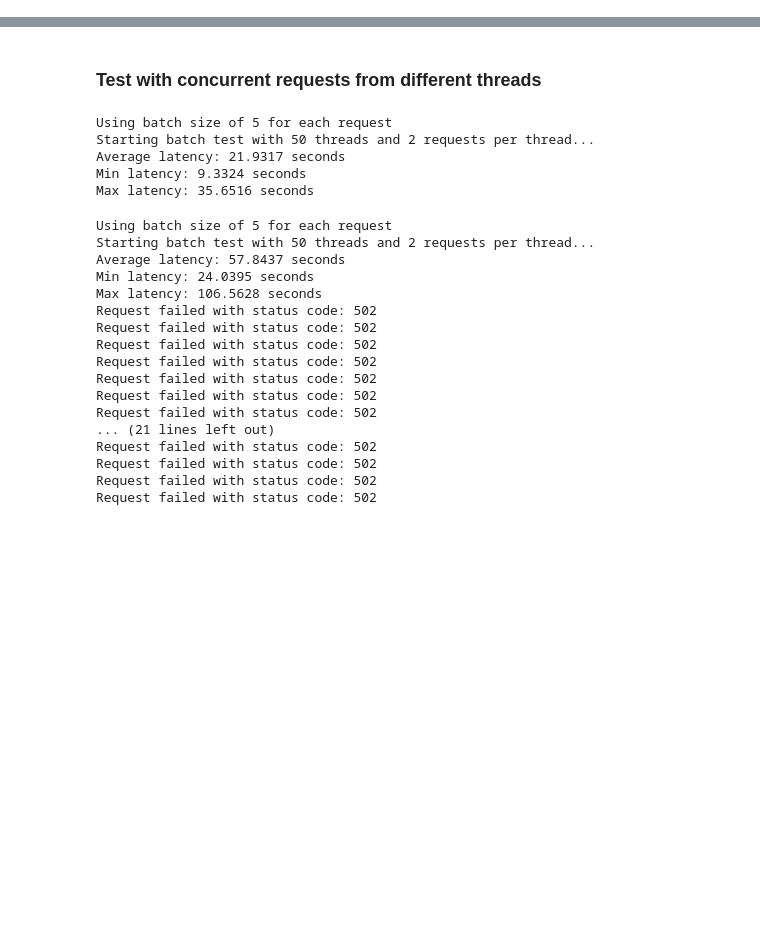
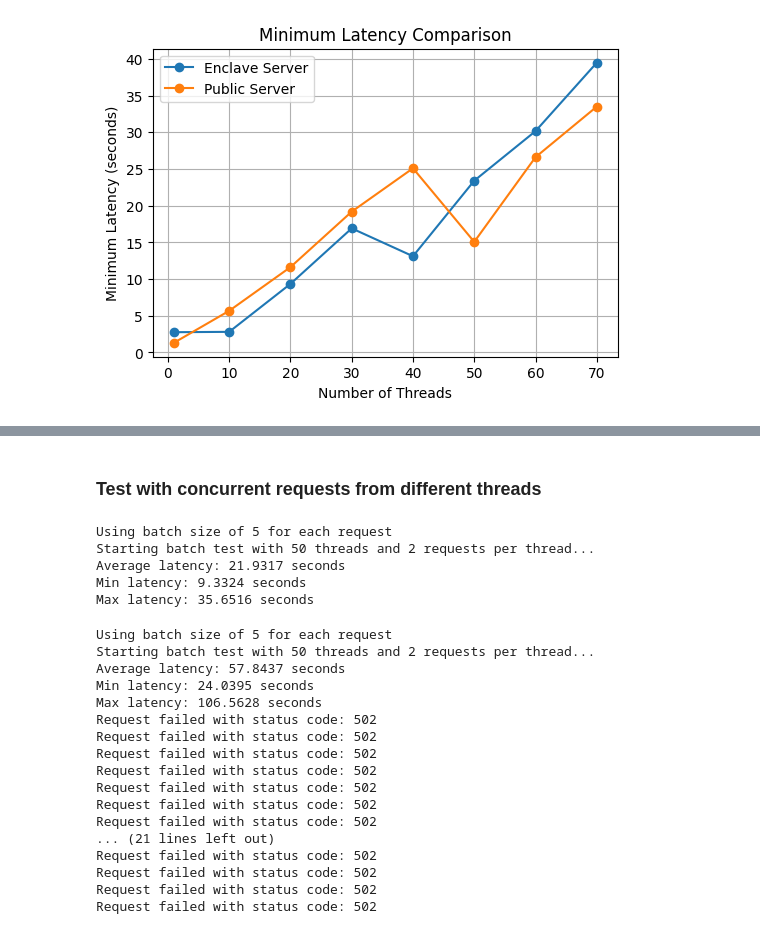
Before and after one commit to hpiercehoffman/secure-serving, a Jupyter notebook: image_classification/load_testing.ipynb, the cells around one changed output, grey strips where cells are left out. Cells and saved outputs as stored; diff of their text form; code cells hidden in the pictures; blank space fills up the shorter version.

Commit message:
load testing results over internet and nginx conf

```diff
--- a/image_classification/load_testing.ipynb
+++ b/image_classification/load_testing.ipynb
@@ -224,0 +73,11 @@ Max latency: 20.9972 seconds
+# %%
+url = "http://18.223.112.165/predict/"
+sample_image = "sample_images/sample_cat.jpeg"
+batch_size = 1
+thread_counts = [80, 90, 100, 150, 200]
+#thread_counts = [1, 10, 20, 30, 40, 50, 60, 70, 80, 90, 100]
+#thread_counts = [1, 10]
+requests_per_thread = 1
+
+enclave_result_df = test_vary_thread_count(url, sample_image, batch_size, thread_counts, requests_per_thread)
+enclave_result_df
@@ -224,0 +99,11 @@ Max latency: 20.9972 seconds
+# %%
+url = "http://18.223.112.165/predict/"
+sample_image = "sample_images/sample_cat.jpeg"
+batch_size = 1
+thread_counts = [500, 1000, 2000]
+#thread_counts = [1, 10, 20, 30, 40, 50, 60, 70, 80, 90, 100]
+#thread_counts = [1, 10]
+requests_per_thread = 1
+
+public_result_df = test_vary_thread_count(url, sample_image, batch_size, thread_counts, requests_per_thread)
+public_result_df
@@ -224,0 +112,21 @@ Max latency: 20.9972 seconds
+# %%
+def plot_min_latencies(df1, df2, labels):
+
+    min_latencies1 = df1['Min Latency']
+    min_latencies2 = df2['Min Latency']
+    threads = df1['Threads']
+
+    plt.figure(figsize=(6, 4))
+    plt.plot(threads, min_latencies1, marker='o', label=labels[0])
+    plt.plot(threads, min_latencies2, marker='o', label=labels[1])
+
+    plt.xlabel('Number of Threads')
+    plt.ylabel('Minimum Latency (seconds)')
+    plt.title('Minimum Latency Comparison')
+    plt.legend()
+    plt.grid(True)
+    plt.show()
+
+plot_min_latencies(enclave_result_df, public_result_df, labels=['Enclave Server', 'Public Server'])
+# %% [output]
+[figure, added]
```
Also changed, not shown: parts of 34 cells of this notebook, 10 other files.
